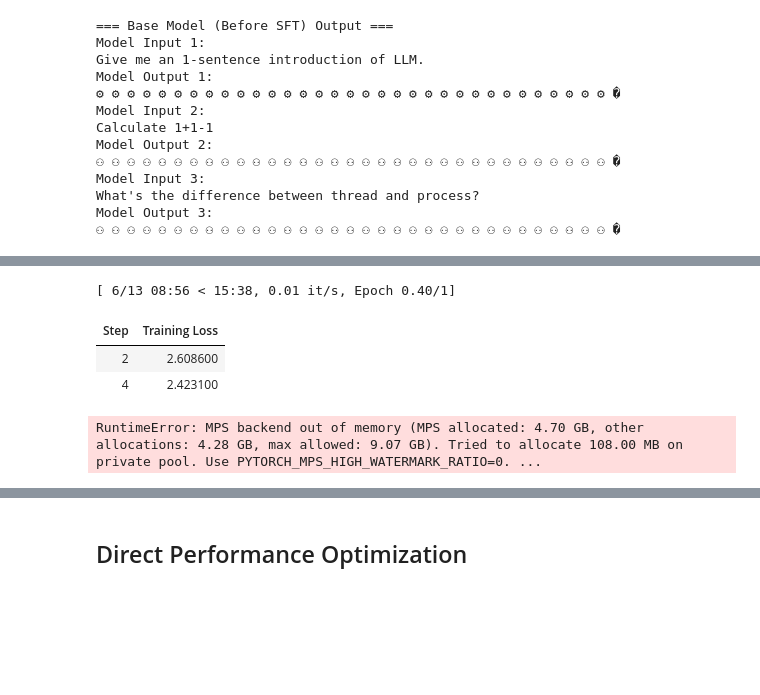
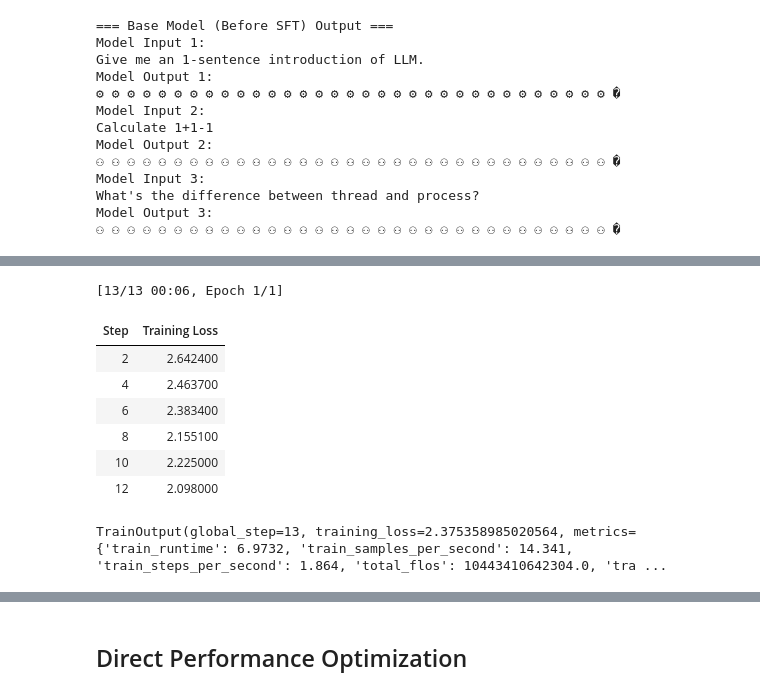
Before and after one commit to mchojna/llm-playground, a Jupyter notebook: 09-post-training/post_training.ipynb, the cells around one changed output, grey strips where cells are left out. Saved outputs shown, nothing was run; the diff lists cells and outputs as text; code cells hidden in the pictures; blank space fills up the shorter version.

```diff
--- a/09-post-training/post_training.ipynb
+++ b/09-post-training/post_training.ipynb
@@ -174,6 +174,6 @@ In computer science, a thread is a unit of execution that runs in a separate pro
 # %%
 # Load model for SFT process
-model_name = "../models/SmolLM2-135M"
+model_name = "HuggingFaceTB/SmolLM2-135M"
 model, tokenizer = load_model_and_tokenizer(model_name)
 # %%
 # Load dataset
@@ -208,17 +206,21 @@ sft_config = SFTConfig(
 # %%
 # Train model
 sft_trainer = SFTTrainer(
     model=model,
     args=sft_config,
     train_dataset=train_dataset,
-    tokenizer=tokenizer,
+    processing_class=tokenizer,
 )
 sft_trainer.train()
 # %% [output]
-[ 6/13 08:56 < 15:38, 0.01 it/s, Epoch 0.40/1]
+[13/13 00:06, Epoch 1/1]
 | Step | Training Loss |
-| 2 | 2.608600 |
-| 4 | 2.423100 |
+| 2 | 2.642400 |
+| 4 | 2.463700 |
+| 6 | 2.383400 |
+| 8 | 2.155100 |
+| 10 | 2.225000 |
+| 12 | 2.098000 |
-RuntimeError: MPS backend out of memory (MPS allocated: 4.70 GB, other allocations: 4.28 GB, max allowed: 9.07 GB). Tried to allocate 108.00 MB on private pool. Use PYTORCH_MPS_HIGH_WATERMARK_RATIO=0. ...
+TrainOutput(global_step=13, training_loss=2.375358985020564, metrics={'train_runtime': 6.9732, 'train_samples_per_second': 14.341, 'train_steps_per_second': 1.864, 'total_flos': 10443410642304.0, 'tra ...
 # %%
 # Test model
```
Also changed, not shown: parts of 28 cells of this notebook, 25 other files.
